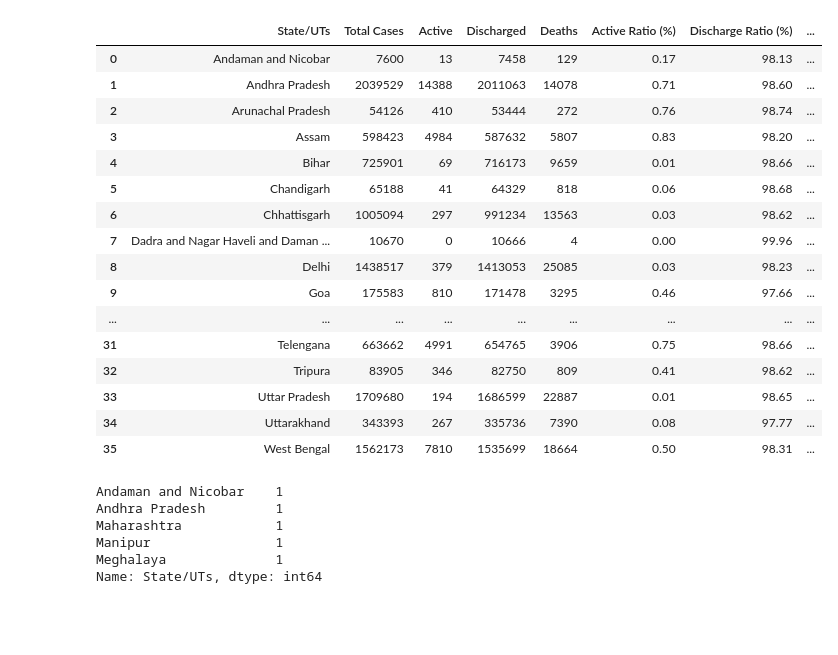
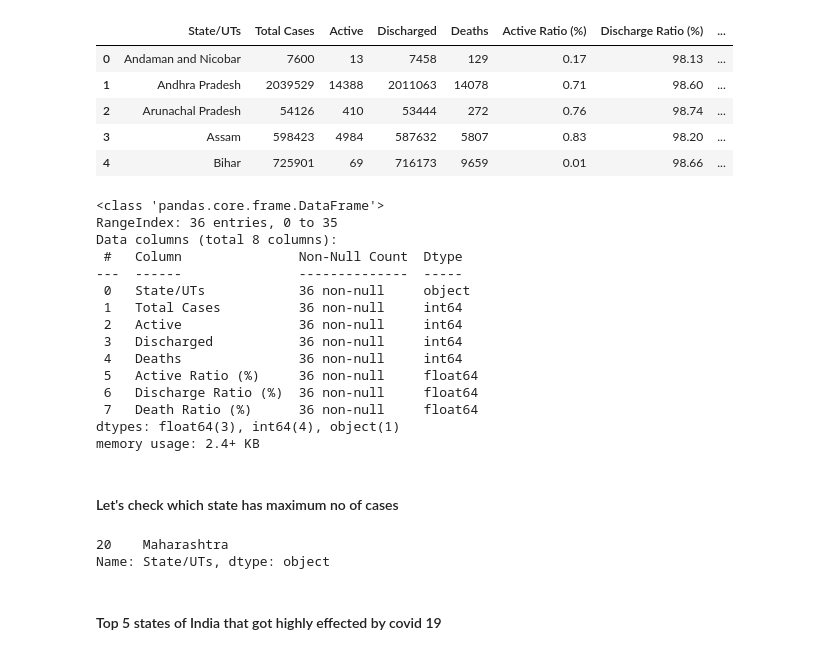
Before and after one commit to Rushikesh8421/Data-Science, a Jupyter notebook: Data Visualisation of covid 19/Covid19_visualisation.ipynb, the cells around one changed output. Drawn from its saved outputs; the diff is of its cells as text; code cells hidden in the pictures; blank space fills up the shorter version.

Commit message:
Data visualisation of covid 19 statewise in India is visulaized very well on the basis of death ratio, total cases, active cases, discharge rato,ets

```diff
--- a/Data Visualisation of covid 19/Covid19_visualisation.ipynb
+++ b/Data Visualisation of covid 19/Covid19_visualisation.ipynb
@@ -7,31 +11,38 @@ import seaborn as sns
 # %%
 df = pd.read_csv('covid_india.csv')
 # %%
-df
+df.head()
 # %% [output]
 |  | State/UTs | Total Cases | Active | Discharged | Deaths | Active Ratio (%) | Discharge Ratio (%) | ... |
 | 0 | Andaman and Nicobar | 7600 | 13 | 7458 | 129 | 0.17 | 98.13 | ... |
 | 1 | Andhra Pradesh | 2039529 | 14388 | 2011063 | 14078 | 0.71 | 98.60 | ... |
 | 2 | Arunachal Pradesh | 54126 | 410 | 53444 | 272 | 0.76 | 98.74 | ... |
 | 3 | Assam | 598423 | 4984 | 587632 | 5807 | 0.83 | 98.20 | ... |
 | 4 | Bihar | 725901 | 69 | 716173 | 9659 | 0.01 | 98.66 | ... |
-| 5 | Chandigarh | 65188 | 41 | 64329 | 818 | 0.06 | 98.68 | ... |
-| 6 | Chhattisgarh | 1005094 | 297 | 991234 | 13563 | 0.03 | 98.62 | ... |
-| 7 | Dadra and Nagar Haveli and Daman ... | 10670 | 0 | 10666 | 4 | 0.00 | 99.96 | ... |
-| 8 | Delhi | 1438517 | 379 | 1413053 | 25085 | 0.03 | 98.23 | ... |
-| 9 | Goa | 175583 | 810 | 171478 | 3295 | 0.46 | 97.66 | ... |
-| ... | ... | ... | ... | ... | ... | ... | ... | ... |
-| 31 | Telengana | 663662 | 4991 | 654765 | 3906 | 0.75 | 98.66 | ... |
-| 32 | Tripura | 83905 | 346 | 82750 | 809 | 0.41 | 98.62 | ... |
-| 33 | Uttar Pradesh | 1709680 | 194 | 1686599 | 22887 | 0.01 | 98.65 | ... |
-| 34 | Uttarakhand | 343393 | 267 | 335736 | 7390 | 0.08 | 97.77 | ... |
-| 35 | West Bengal | 1562173 | 7810 | 1535699 | 18664 | 0.50 | 98.31 | ... |
 # %%
-sns.countplot(x='Total Case')
+df.info()
 # %% [output]
-Andaman and Nicobar    1
-Andhra Pradesh         1
-Maharashtra            1
-Manipur                1
-Meghalaya              1
-Name: State/UTs, dtype: int64
+<class 'pandas.core.frame.DataFrame'>
+RangeIndex: 36 entries, 0 to 35
+Data columns (total 8 columns):
+ #   Column               Non-Null Count  Dtype
+---  ------               --------------  -----
+ 0   State/UTs            36 non-null     object
+ 1   Total Cases          36 non-null     int64
+ 2   Active               36 non-null     int64
+ 3   Discharged           36 non-null     int64
+ 4   Deaths               36 non-null     int64
+ 5   Active Ratio (%)     36 non-null     float64
+ 6   Discharge Ratio (%)  36 non-null     float64
+ 7   Death Ratio (%)      36 non-null     float64
+dtypes: float64(3), int64(4), object(1)
+memory usage: 2.4+ KB
+# %% [markdown]
+#### Let's check which state has maximum no of cases
+# %%
+df.loc[df['Total Cases'] == df['Total Cases'].max()]['State/UTs']
+# %% [output]
+20    Maharashtra
+Name: State/UTs, dtype: object
+# %% [markdown]
+#### Top 5 states of India that got highly effected by covid 19
```
Also changed, not shown: parts of 18 cells of this notebook.
